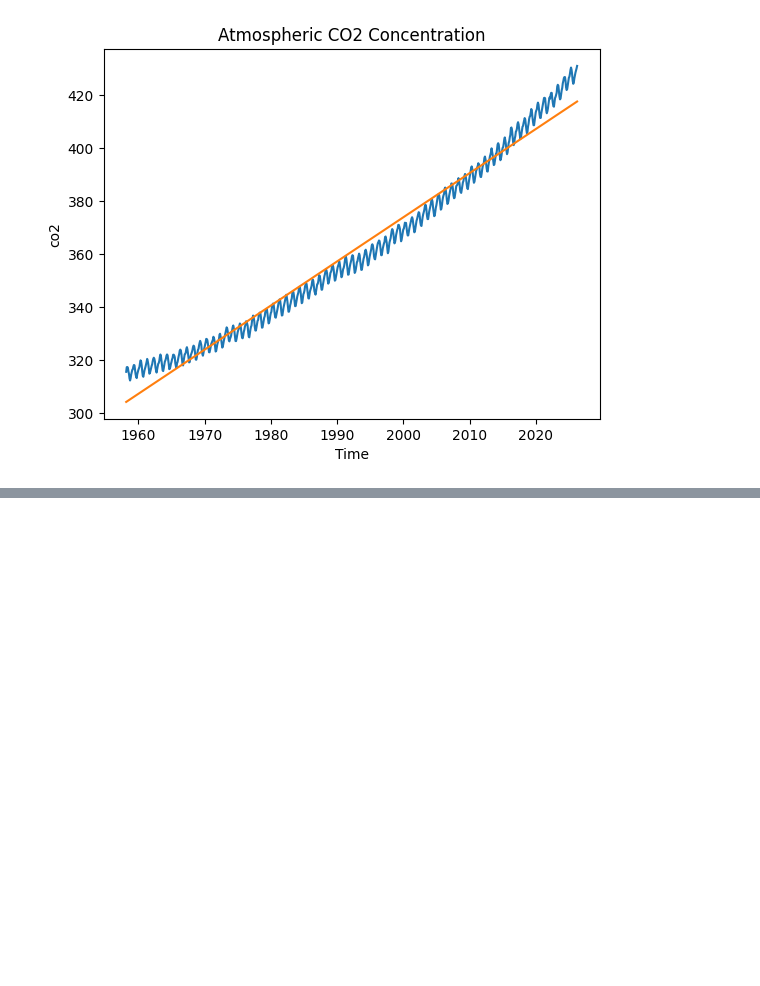
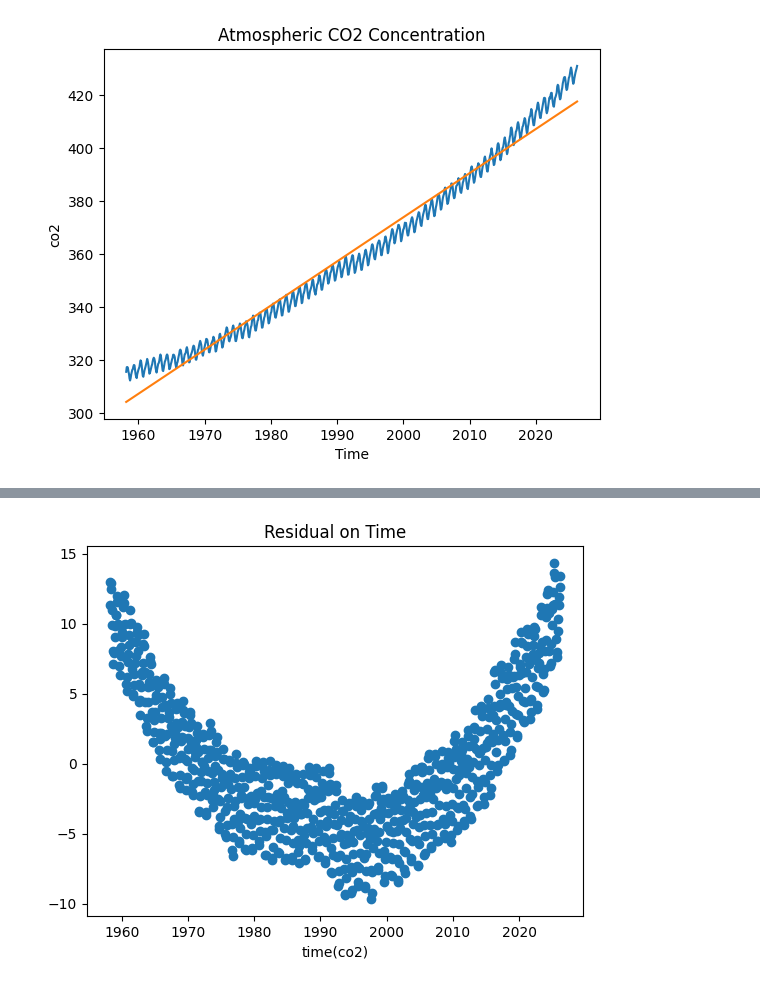
Before and after one commit to jayr0n/Time-Series-Coursera, a Jupyter notebook: Week-1/Basic Statistics.ipynb, the cells around one changed output, grey strips where cells are left out. Saved outputs shown, nothing was run; the diff lists cells and outputs as text; code cells hidden in the pictures; blank space fills up the shorter version.

```diff
--- a/Week-1/Basic Statistics.ipynb
+++ b/Week-1/Basic Statistics.ipynb
@@ -307,0 +341,6 @@ plt.show()
+# %%
+plt.title("Residual on Time");plt.scatter(df_co2["date"], residual);
+plt.xlabel("time(co2)");
+plt.show()
+# %% [output]
+[figure, added]
```
Also changed, not shown: parts of 10 cells of this notebook.
